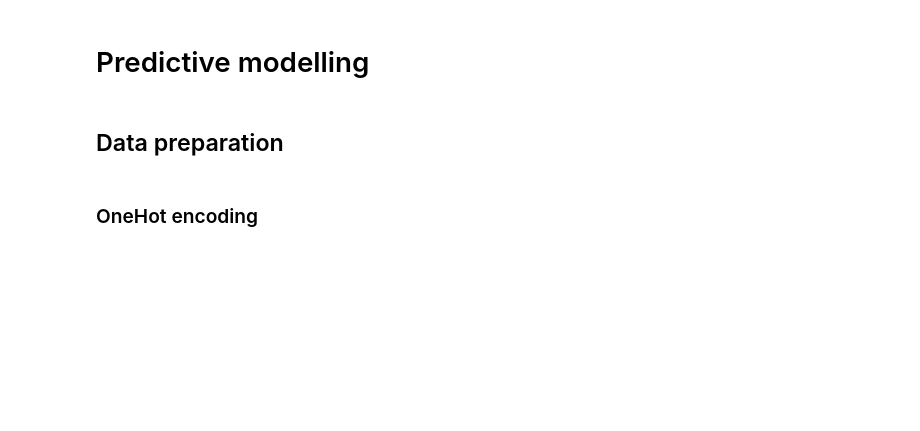
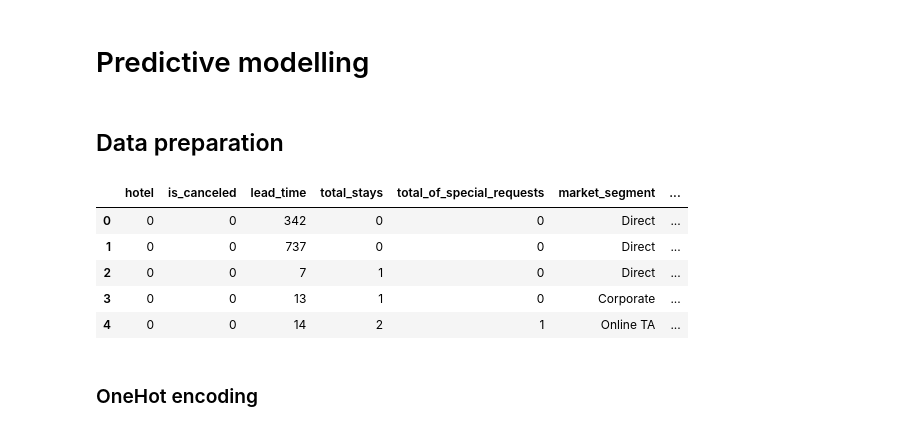
Before and after one commit to andreas-paul/hotel-demand-analysis, a Jupyter notebook: analysis.ipynb, the cells around one changed output. Cells and saved outputs as stored; diff of their text form; code cells hidden in the pictures; blank space fills up the shorter version.

```diff
--- a/analysis.ipynb
+++ b/analysis.ipynb
@@ -385,7 +431,23 @@ plt.tight_layout()
 # %% [markdown]
 ## Data preparation
 # %%
+used = ["hotel", "is_canceled", "lead_time", "total_stays", "total_of_special_requests",
+        "market_segment", "distribution_channel", "is_repeated_guest", "deposit_type",
+        "agent", "days_in_waiting_list", "adr", "reservation_status", "business_customer",
+        "total_guests", "total_stays", "stay_is_public_holiday", 'required_car_parking_spaces',
+        'booking_changes']
+
 df_model = df.copy()
+df_model = df_model[used]
+# %%
+df_model.head()
+# %% [output]
+|  | hotel | is_canceled | lead_time | total_stays | total_of_special_requests | market_segment | ... |
+| 0 | 0 | 0 | 342 | 0 | 0 | Direct | ... |
+| 1 | 0 | 0 | 737 | 0 | 0 | Direct | ... |
+| 2 | 0 | 0 | 7 | 1 | 0 | Direct | ... |
+| 3 | 0 | 0 | 13 | 1 | 0 | Corporate | ... |
+| 4 | 0 | 0 | 14 | 2 | 1 | Online TA | ... |
 # %% [markdown]
 ### OneHot encoding
 # %%
```
Also changed, not shown: parts of 25 cells of this notebook.
